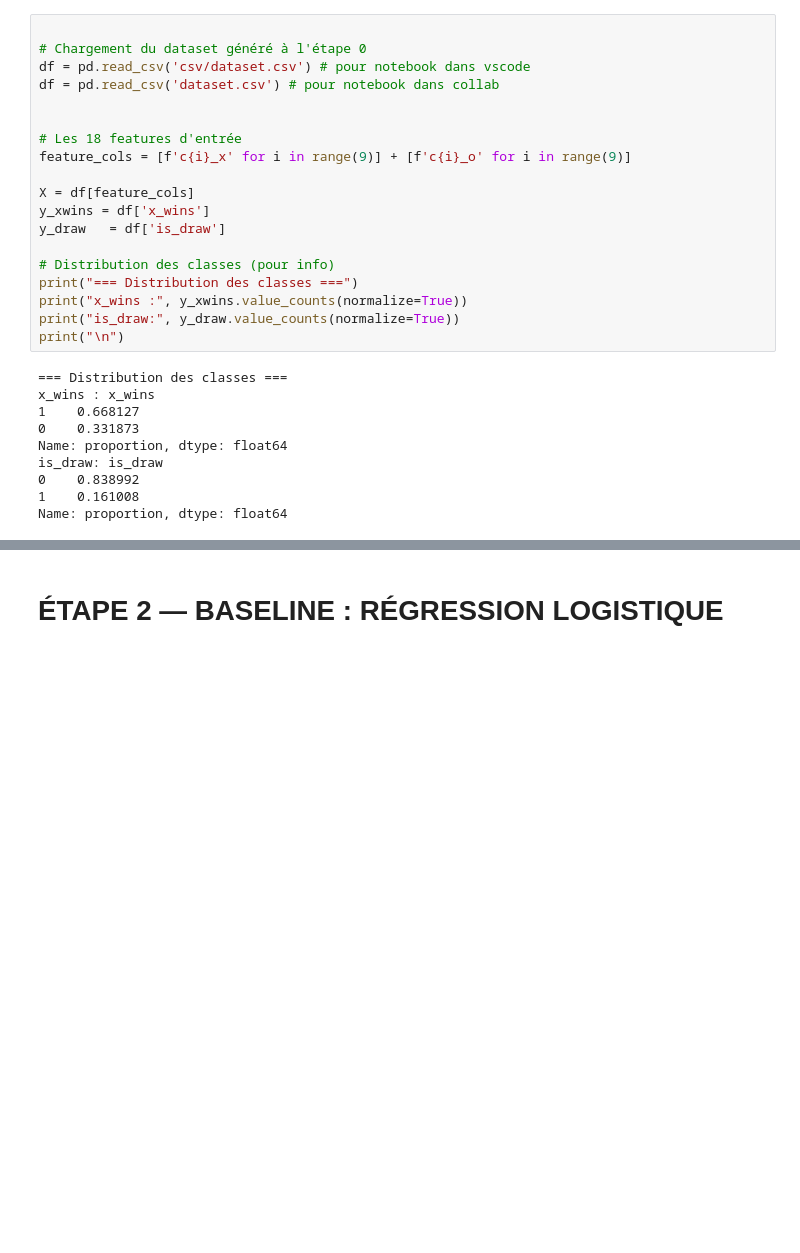
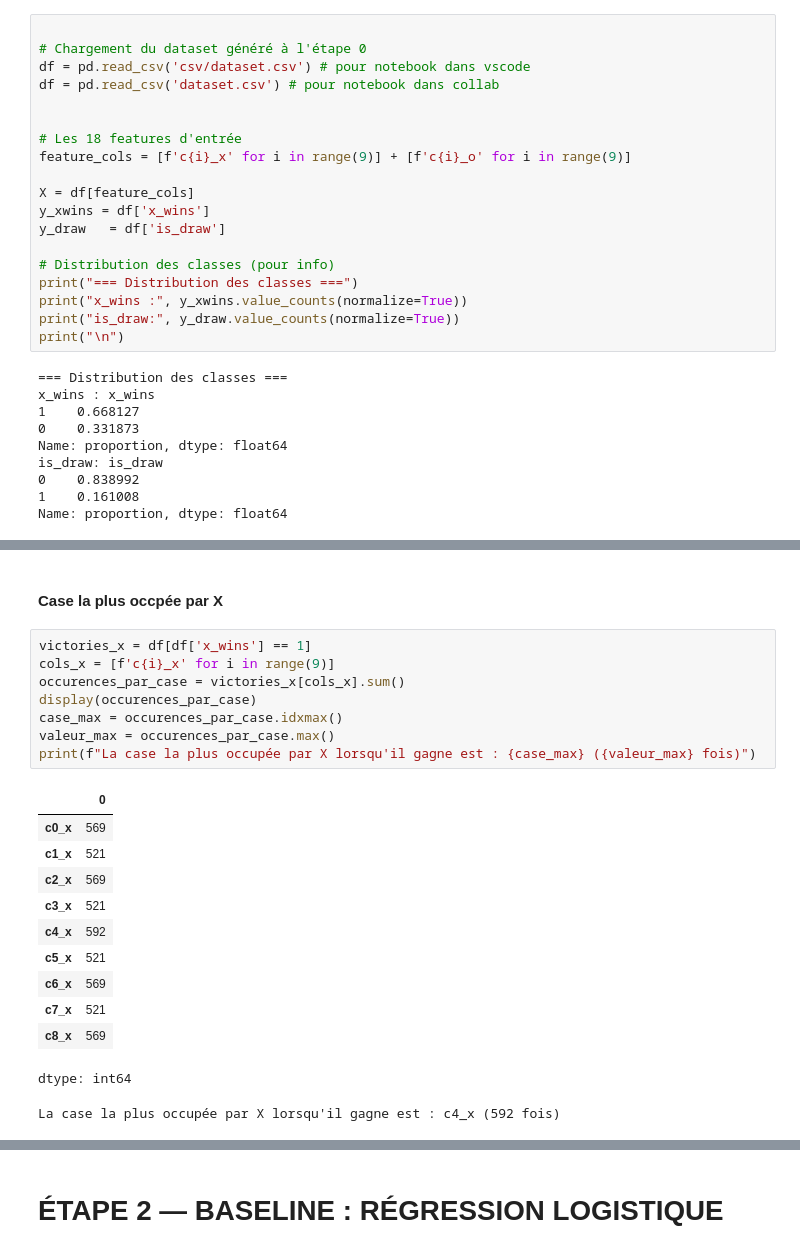
Before and after one commit to Nathal97/EXAMEN-ML, a Jupyter notebook: back/exam.ipynb, the cells around one changed output, grey strips where cells are left out. Saved outputs shown, nothing was run; the diff lists cells and outputs as text; blank space fills up the shorter version.

```diff
--- a/back/exam.ipynb
+++ b/back/exam.ipynb
@@ -41,0 +96,23 @@ Name: proportion, dtype: float64
+# %% [markdown]
+#### Case la plus occpée par X
+# %%
+victories_x = df[df['x_wins'] == 1]
+cols_x = [f'c{i}_x' for i in range(9)]
+occurences_par_case = victories_x[cols_x].sum()
+display(occurences_par_case)
+case_max = occurences_par_case.idxmax()
+valeur_max = occurences_par_case.max()
+print(f"La case la plus occupée par X lorsqu'il gagne est : {case_max} ({valeur_max} fois)")
+# %% [output]
+|  | 0 |
+| c0_x | 569 |
+| c1_x | 521 |
+| c2_x | 569 |
+| c3_x | 521 |
+| c4_x | 592 |
+| c5_x | 521 |
+| c6_x | 569 |
+| c7_x | 521 |
+| c8_x | 569 |
+dtype: int64
+La case la plus occupée par X lorsqu'il gagne est : c4_x (592 fois)
```
Also changed, not shown: parts of 8 cells of this notebook, 7 other files.
